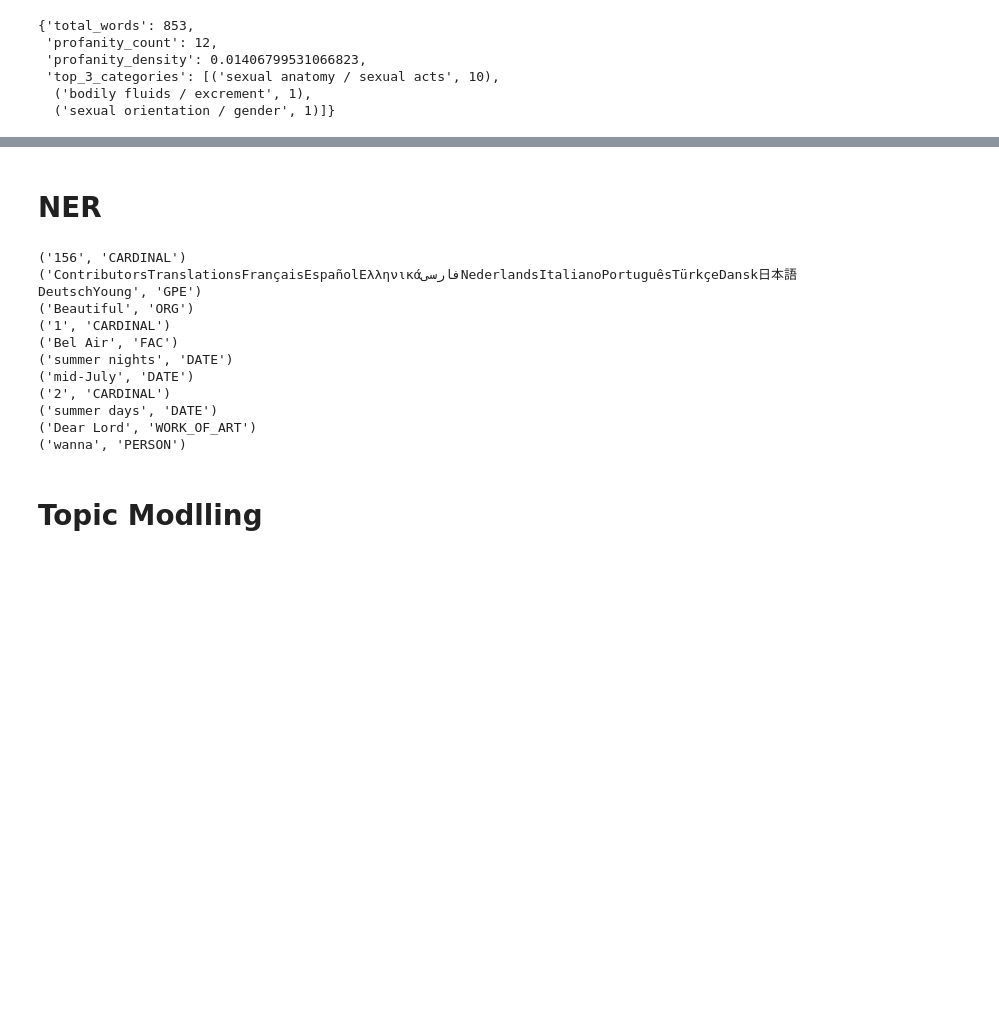
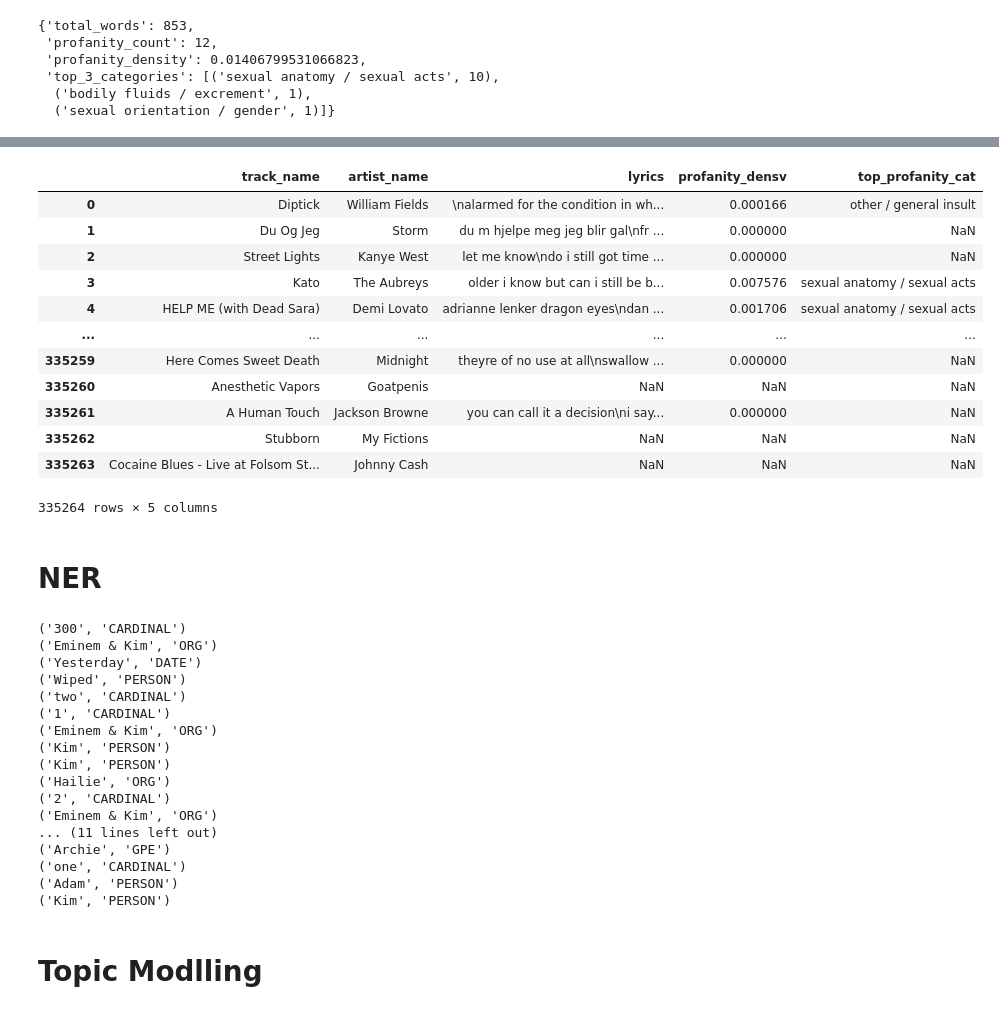
Before and after one commit to LauWyeRock/RecommendationSystem, a Jupyter notebook: KnowledgeGraph/Lyrics/Lyrics.ipynb, the cells around one changed output, grey strips where cells are left out. Drawn from its saved outputs; the diff is of its cells as text; code cells hidden in the pictures; blank space fills up the shorter version.

Commit message:
lyrics FE

```diff
--- a/KnowledgeGraph/Lyrics/Lyrics.ipynb
+++ b/KnowledgeGraph/Lyrics/Lyrics.ipynb
@@ -19,2 +6,8 @@ print(songs.head())
+# %%
+# Identify columns containing 'Unnamed' in their names
+columns_to_drop = [col for col in songs.columns if 'Unnamed' in col]
+
+# Drop these columns from the DataFrame
+songs.drop(columns=columns_to_drop, inplace=True)
 # %% [markdown]
 # **Rerieve Lyrics**
@@ -109,17 +29,0 @@ will you still love me when im not young and beautifulembed
-# %%
-songs['lyrics'] = None
-pd.read_excel('Unique_Song_with_Lyrics.xlsx')
-# %%
-# get lyrics for the unique songs
-
-from time import sleep
-for index, row in songs.iterrows():
-    if row['lyrics'] is not None:
-        continue
-    track_name = row['track_name']
-    artist_name = row['artist_name']
-    #seep(1)
-    ls = get_lyrics(track_name, artist_name)
-    ls = preprocess_lyrics(ls)
-    ls = f'''{ls}'''
-    songs.at[index, 'lyrics'] = ls
@@ -382,3 +505,5 @@ analyze_lyrics_for_profanity(lyrics)
  'top_3_categories': [('sexual anatomy / sexual acts', 10),
   ('bodily fluids / excrement', 1),
   ('sexual orientation / gender', 1)]}
+# %%
+songs[['profanity_dens', 'top_3_profanity_cat']]=pd.NA
@@ -384,0 +571,18 @@ analyze_lyrics_for_profanity(lyrics)
+# %%
+columns_to_drop=['profanity density','top_3_profanity_cat', 'profanity_dens']
+songs.drop(columns=columns_to_drop, inplace=True)
+songs
+# %% [output]
+|  | track_name | artist_name | lyrics | profanity_densv | top_profanity_cat |
+| 0 | Diptick | William Fields | \nalarmed for the condition in wh... | 0.000166 | other / general insult |
+| 1 | Du Og Jeg | Storm | du m hjelpe meg jeg blir gal\nfr ... | 0.000000 | NaN |
+| 2 | Street Lights | Kanye West | let me know\ndo i still got time ... | 0.000000 | NaN |
+| 3 | Kato | The Aubreys | older i know but can i still be b... | 0.007576 | sexual anatomy / sexual acts |
+| 4 | HELP ME (with Dead Sara) | Demi Lovato | adrianne lenker dragon eyes\ndan ... | 0.001706 | sexual anatomy / sexual acts |
+| ... | ... | ... | ... | ... | ... |
+| 335259 | Here Comes Sweet Death | Midnight | theyre of no use at all\nswallow ... | 0.000000 | NaN |
+| 335260 | Anesthetic Vapors | Goatpenis | NaN | NaN | NaN |
+| 335261 | A Human Touch | Jackson Browne | you can call it a decision\ni say... | 0.000000 | NaN |
+| 335262 | Stubborn | My Fictions | NaN | NaN | NaN |
+| 335263 | Cocaine Blues - Live at Folsom St... | Johnny Cash | NaN | NaN | NaN |
+335264 rows × 5 columns
@@ -386,7 +593,6 @@ analyze_lyrics_for_profanity(lyrics)
 # **NER**
 # %%
 import spacy
-# **NER**
 nlp = spacy.load("en_core_web_sm")
 
 def extract_entities(lyrics):
@@ -398,17 +604,23 @@ entities = extract_entities(lyrics)
 for entity in entities:
     print(entity)
 # %% [output]
-('156', 'CARDINAL')
-('ContributorsTranslationsFrançaisEspañolΕλληνικάفارسیNederlandsItalianoPortuguêsTürkçeDansk日本語DeutschYoung', 'GPE')
-('Beautiful', 'ORG')
+('300', 'CARDINAL')
+('Eminem & Kim', 'ORG')
+('Yesterday', 'DATE')
+('Wiped', 'PERSON')
+('two', 'CARDINAL')
 ('1', 'CARDINAL')
-('Bel Air', 'FAC')
-('summer nights', 'DATE')
-('mid-July', 'DATE')
+('Eminem & Kim', 'ORG')
+('Kim', 'PERSON')
+('Kim', 'PERSON')
+('Hailie', 'ORG')
 ('2', 'CARDINAL')
-('summer days', 'DATE')
-('Dear Lord', 'WORK_OF_ART')
-('wanna', 'PERSON')
+('Eminem & Kim', 'ORG')
+... (11 lines left out)
+('Archie', 'GPE')
+('one', 'CARDINAL')
+('Adam', 'PERSON')
+('Kim', 'PERSON')
 # %% [markdown]
 # **Topic Modlling**
 # %%
```
Also changed, not shown: parts of 22 cells of this notebook, 9 other files.
